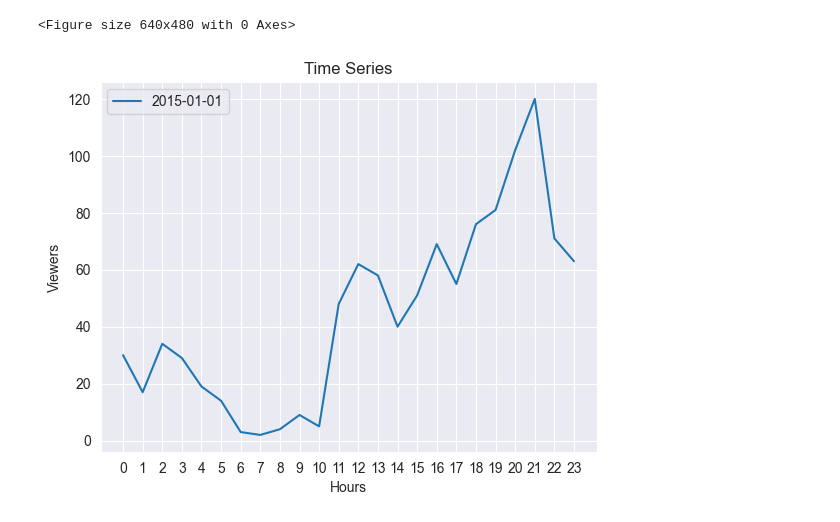
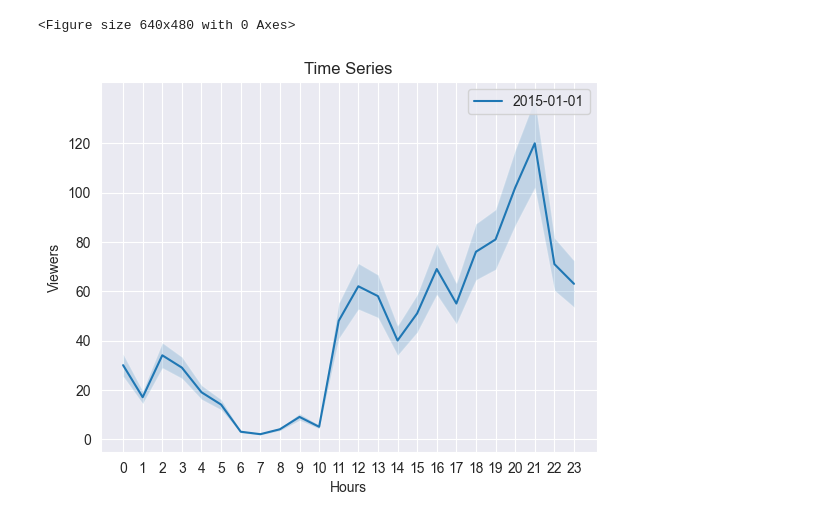
Before and after one commit to FeliksML/Visualize-Twitch-Gaming-Data, a Jupyter notebook: script.ipynb, the cells around one changed output. Drawn from its saved outputs; the diff is of its cells as text; code cells hidden in the pictures.

Commit message:
Added line on graph which shades error caused by users AFK (15%)

```diff
--- a/script.ipynb
+++ b/script.ipynb
@@ -48,12 +48,16 @@ plt.clf()
 # %%
 #Line Graph: Time Series Analysis
 plt.plot(hour,viewers_hour)
 plt.ylabel("Viewers")
 plt.xlabel("Hours")
 plt.title("Time Series")
 plt.legend(['2015-01-01'])
+y_upper = [i + 0.15 * i for i in viewers_hour]
+y_lower = [i - 0.15 * i for i in viewers_hour]
+plt.fill_between(hour, y_lower, y_upper, alpha=0.2)
 plt.xticks(hour)
 plt.yticks([0, 20, 40, 60, 80, 100, 120])
+
 plt.show()
 # %% [output]
-[figure, old version]
+[figure, new version]
```
